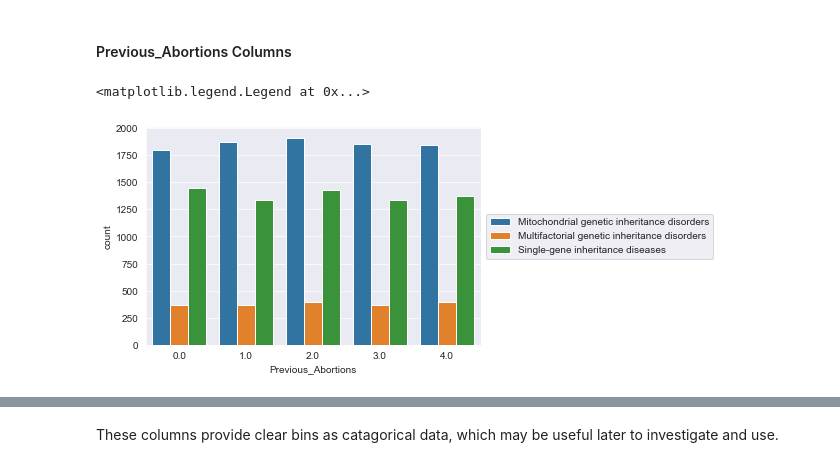
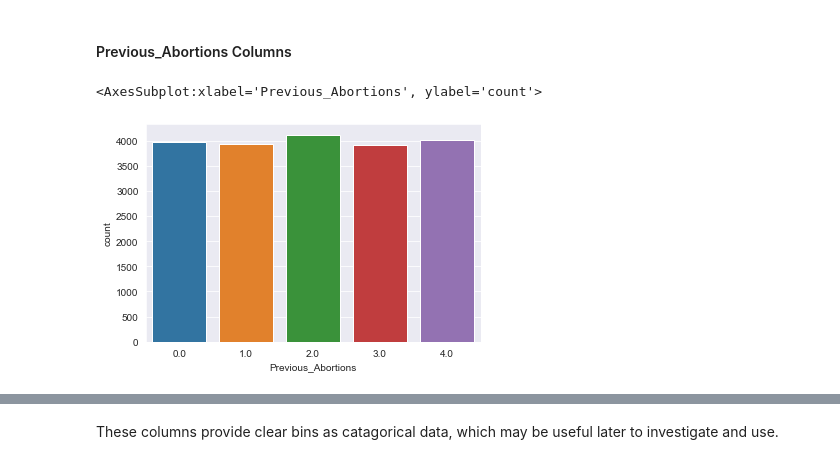
Before and after one commit to ehsung/Capstone-Project-2---Identify-Genetic-Disorder-is-Children, a Jupyter notebook: Notebooks/Data Wrangling.ipynb, the cells around one changed output, grey strips where cells are left out. Drawn from its saved outputs; the diff is of its cells as text; code cells hidden in the pictures.

```diff
--- a/Notebooks/Data Wrangling.ipynb
+++ b/Notebooks/Data Wrangling.ipynb
@@ -807,19 +803,0 @@ plt.subplots_adjust(hspace = 0.5)
-# %%
-# Categorical Count Data in relation to Disorder Subclass
-# Target columns are dropped since they are to be evaluated against
-cols = catData.columns.drop(["Genetic_Disorder", "Disorder_Subclass"])
-
-sns.set_style("darkgrid")
-fig, ax = plt.subplots(len(cols), figsize = (5,100))
-
-for i, col in enumerate(cols):
-    sns.countplot(x=col,
-                  data=catData,
-                  hue=catData["Disorder_Subclass"],
-                  ax=ax[i])
-    ax[i].set_title(col)
-    ax[i].set_xlabel(None)
-    ax[i].legend([],[], frameon=False)
-    ax[i].legend(loc='center left', bbox_to_anchor=(1.0, 0.5))
-
-plt.subplots_adjust(hspace = 0.5)
@@ -1011,18 +982,0 @@ plt.legend(loc='center left', bbox_to_anchor=(1.0, 0.5))
-# %%
-# Categorical Count Data in relation to Disorder Subclass
-cols = ["Symptom_1", "Symptom_2", "Symptom_3", "Symptom_4", "Symptom_5"]
-
-sns.set_style("darkgrid")
-fig, ax = plt.subplots(1, 5, figsize=(12,8), sharey=True)
-
-for i, col in enumerate(cols):
-    sns.countplot(x=col,
-                  data=numData,
-                  hue=train_data["Disorder_Subclass"],
-                  ax=ax[i])
-    ax[i].set_title(col)
-    ax[i].set_xlabel(None)
-    ax[i].set_ylabel(None)
-    ax[i].legend([],[], frameon=False)
-
-plt.legend(loc='center left', bbox_to_anchor=(1.0, 0.5))
@@ -1032,12 +983,9 @@ plt.legend(loc='center left', bbox_to_anchor=(1.0, 0.5))
 # %% [markdown]
 #### Previous_Abortions Columns
 # %%
-# Categorical Count Data in relation to Disorder
+# Categorical Count Data
 sns.countplot(x="Previous_Abortions",
-              data=numData,
-              hue=train_data["Genetic_Disorder"])
-plt.legend([],[], frameon=False)
-plt.legend(loc='center left', bbox_to_anchor=(1.0, 0.5))
+              data=numData)
 # %% [output]
-<matplotlib.legend.Legend at 0x...>
+<AxesSubplot:xlabel='Previous_Abortions', ylabel='count'>
-[figure, old version]
+[figure, new version]
```
Also changed, not shown: parts of 5 cells of this notebook.
